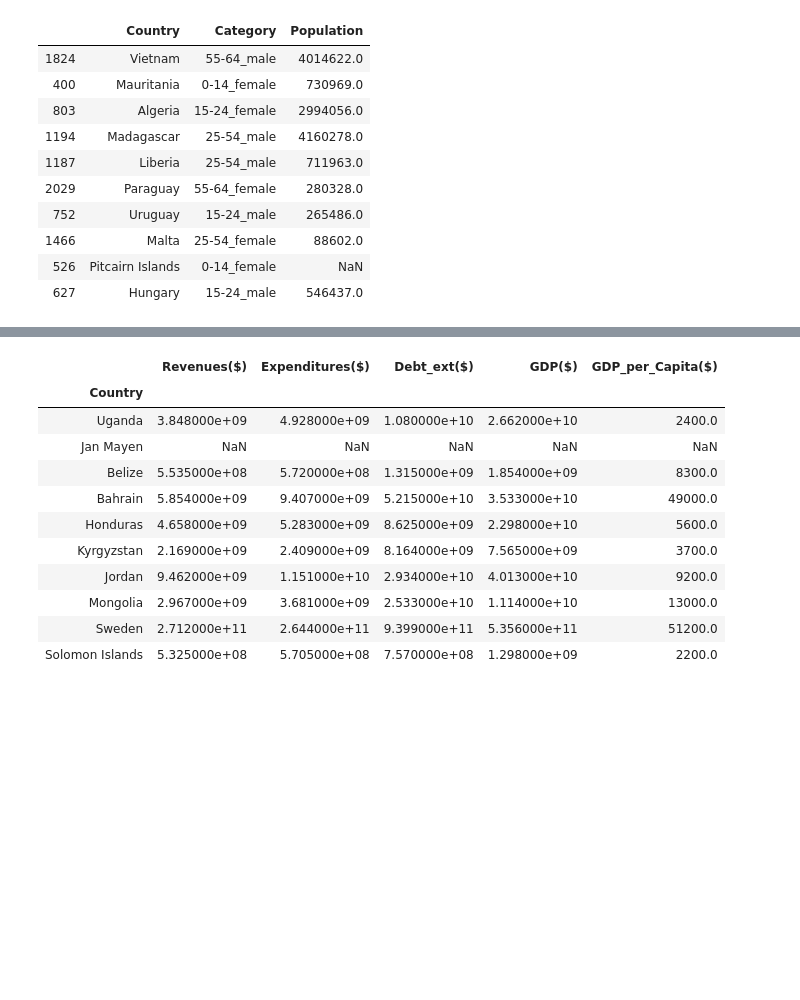
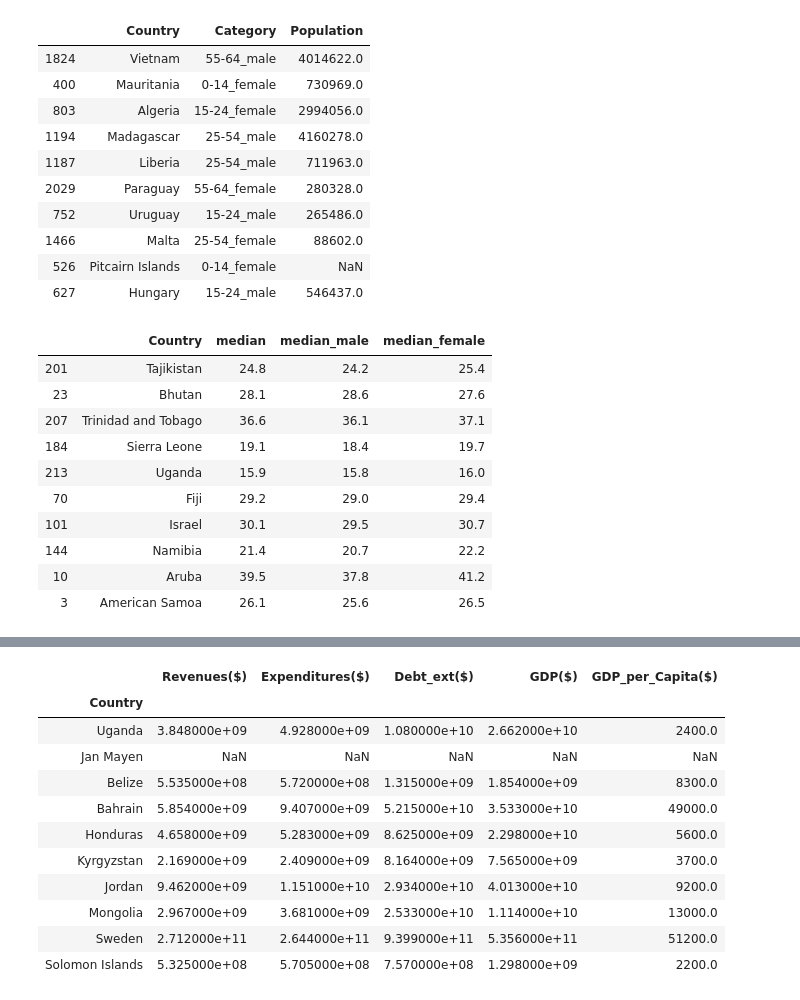
Before and after one commit to yassine-mhedhbi/EDA-Everyday, a Jupyter notebook: Scrape and Clean CIA Factbook 2018.ipynb, the cells around one changed output, grey strips where cells are left out. Cells and saved outputs as stored; diff of their text form; code cells hidden in the pictures; blank space fills up the shorter version.

Commit message:
add median age

```diff
--- a/Scrape and Clean CIA Factbook 2018.ipynb
+++ b/Scrape and Clean CIA Factbook 2018.ipynb
@@ -67,7 +67,7 @@ data = map_data(data_map)
 Columns = ['Age structure', 'Area','Budget', 'Birth rate', 'Death rate', 'Debt - external', 'GDP (official exchange rate)',
           'GDP - per capita (PPP)', 'Hospital bed density','Physicians density', 'Life expectancy at birth',
            'Household income or consumption by percentage share', 'Population', 'Population below poverty line',
-           'Religions', 'Unemployment rate']
+           'Religions', 'Unemployment rate', 'Median age']
 # %%
 from functools import reduce
 dfList = []
@@ -139,3 +139,7 @@ Frame.head()
 len(df) == len(Frame)/5/2 # 5 age cateories and 2 sex cat
 # %% [output]
 True
+# %%
+## median age:
+median_df = df.copy()[['Country', 'Median age']]
+median_df.head()
@@ -141,0 +153,11 @@ True
+# %%
+median_df['median_age'] = median_df['Median age'].apply(lambda t: float(t[0].split('\n')[2].split()[0])
+                                                    if isinstance(t, list) else float('nan'))
+
+median_df['median_male'] = median_df['Median age'].apply(lambda t: float(t[1].split('\n')[2].split()[0])
+                                                    if isinstance(t, list) else float('nan'))
+
+median_df['median_female'] = median_df['Median age'].apply(lambda t: float(t[2].split('\n')[2].split()[0])
+                                                    if isinstance(t, list) else float('nan'))
+# %%
+median_df.drop('Median age', axis=1, inplace=True)
@@ -296,3 +326,17 @@ Frame.sample(n=10)
 | 627 | Hungary | 15-24_male | 546437.0 |
 # %%
 Frame.to_csv('clean_CIA_data/Age_structure.csv')
+# %%
+median_df.sample(n=10)
+# %% [output]
+|  | Country | median | median_male | median_female |
+| 201 | Tajikistan | 24.8 | 24.2 | 25.4 |
+| 23 | Bhutan | 28.1 | 28.6 | 27.6 |
+| 207 | Trinidad and Tobago | 36.6 | 36.1 | 37.1 |
+| 184 | Sierra Leone | 19.1 | 18.4 | 19.7 |
+| 213 | Uganda | 15.9 | 15.8 | 16.0 |
+| 70 | Fiji | 29.2 | 29.0 | 29.4 |
+| 101 | Israel | 30.1 | 29.5 | 30.7 |
+| 144 | Namibia | 21.4 | 20.7 | 22.2 |
+| 10 | Aruba | 39.5 | 37.8 | 41.2 |
+| 3 | American Samoa | 26.1 | 25.6 | 26.5 |
```
Also changed, not shown: parts of 4 cells of this notebook, 1 other file.
